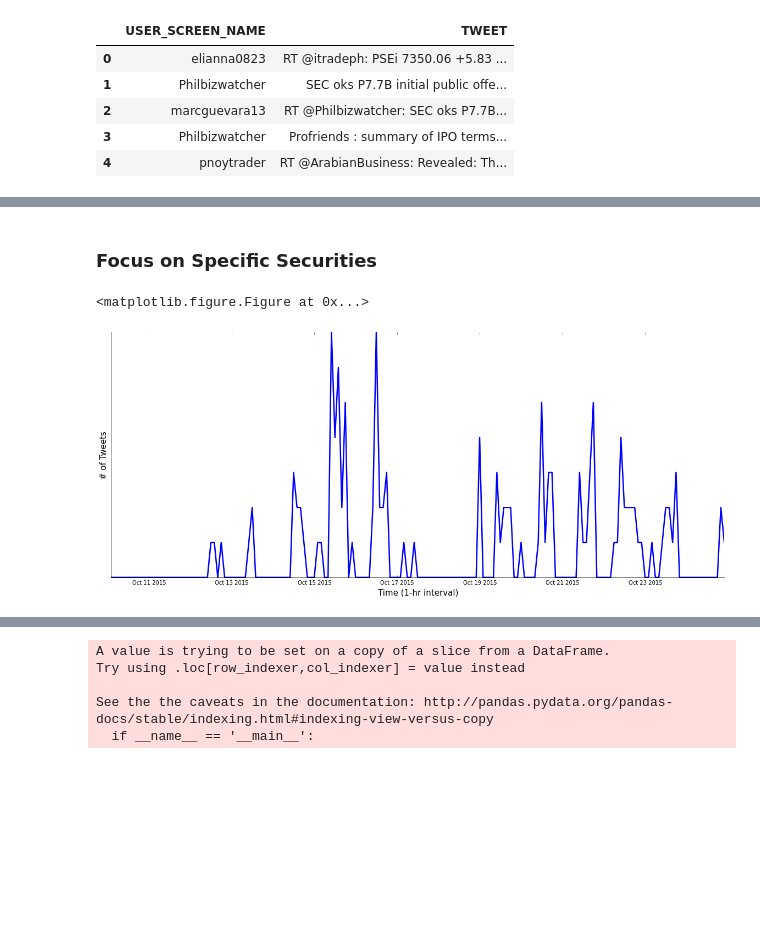
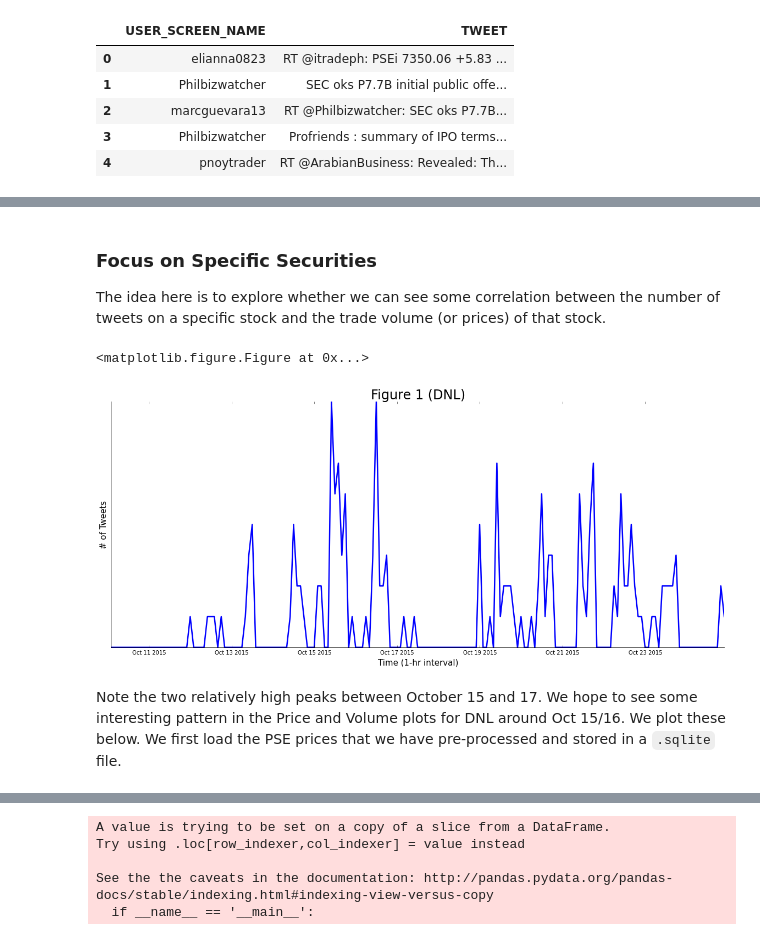
Before and after one commit to PilotGtec/SomeIdea, a Jupyter notebook: Project Idea @ DataInc.ipynb, the cells around one changed output, grey strips where cells are left out. Drawn from its saved outputs; the diff is of its cells as text; code cells hidden in the pictures; blank space fills up the shorter version.

```diff
--- a/Project Idea @ DataInc.ipynb
+++ b/Project Idea @ DataInc.ipynb
@@ -203,2 +206,3 @@ Image(filename='gc.png')
-# %% [markdown]
-### Focus on Specific Securities
+# %% [markdown]
+### Focus on Specific Securities
+The idea here is to explore whether we can see some correlation between the number of tweets on a specific stock and the trade volume (or prices) of that stock.
@@ -205,23 +211,26 @@ Image(filename='gc.png')
 # %%
-df_stock = df[df["TWEET"].str.contains("DNL ", flags = re.IGNORECASE)]
+df_stock = df[df["TWEET"].str.contains(mystock, flags = re.IGNORECASE)]
 # %%
 plt.clf()
 freq = []
 for i in interval:
     begin, end = i[0], i[1]
     temp = df_stock[(df['CREATED_AT'] > begin) & (df_stock['CREATED_AT'] <= end) ]
     freq.append(len(temp))
 
 fig, ax = plt.subplots(figsize=(20, 8))
 ax.plot(tick[1:],freq, '-', lw=2.5)
 ax.spines['right'].set_color('none')
 ax.spines['top'].set_color('none')
 
 plt.yticks([])
 ax.set_ylabel("# of Tweets", fontsize=15)
 ax.set_xlabel("Time (1-hr interval)", fontsize=15)
+ax.set_title("Figure 1 (DNL)", fontsize = 24)
 plt.show()
 # %% [output]
 <matplotlib.figure.Figure at 0x...>
-[figure, old version]
+[figure, new version]
+# %% [markdown]
+Note the two relatively high peaks between October 15 and 17. We hope to see some interesting pattern in the Price and Volume plots for DNL around Oct 15/16. We plot these below. We first load the PSE prices that we have pre-processed and stored in a `.sqlite` file.
 # %%
```
Also changed, not shown: parts of 18 cells of this notebook.
